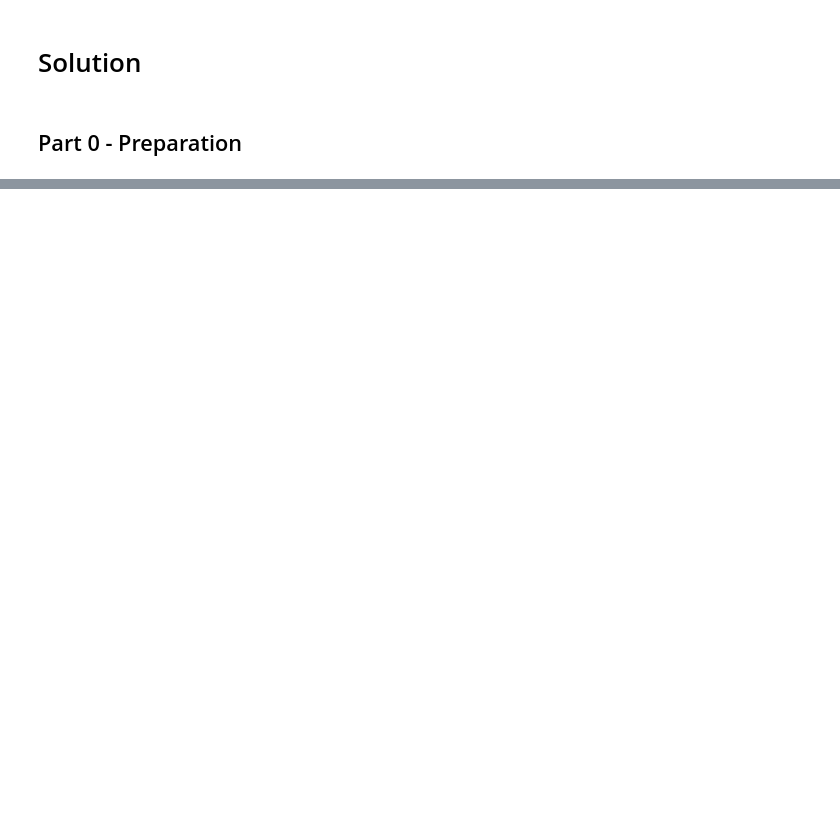
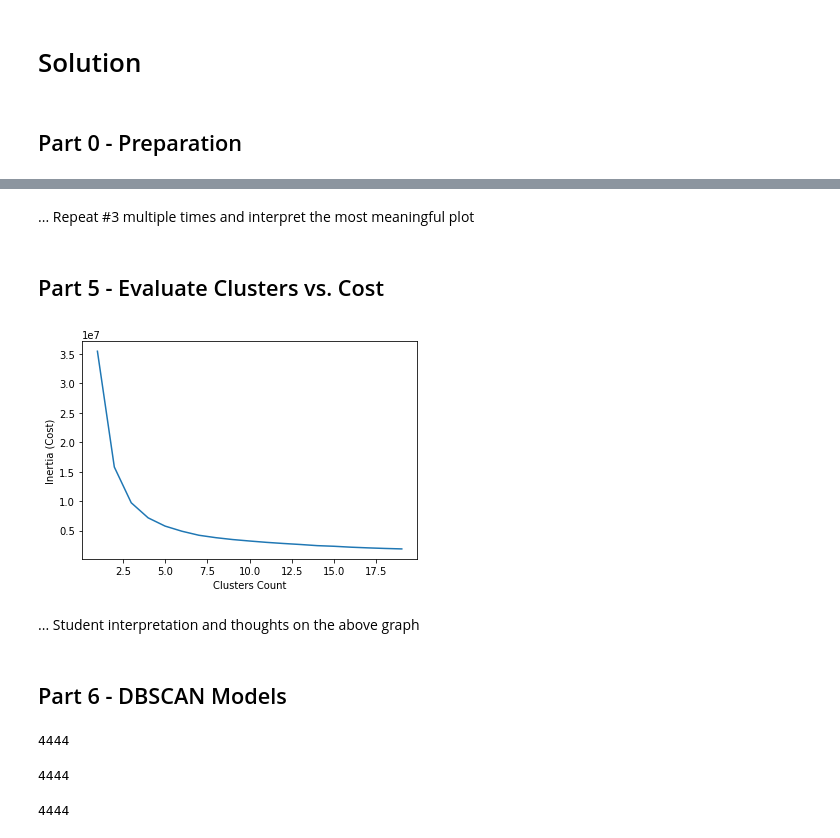
Before and after one commit to amattu2/INST-414-FA2021, a Jupyter notebook: Homework/5.ipynb, the cells around one changed output, grey strips where cells are left out. Saved outputs shown, nothing was run; the diff lists cells and outputs as text; code cells hidden in the pictures; blank space fills up the shorter version.

```diff
--- a/Homework/5.ipynb
+++ b/Homework/5.ipynb
@@ -37,0 +122,55 @@ with open("dataset_out.csv") as csv_file:
+# %% [markdown]
+... Repeat #3 multiple times and interpret the most meaningful plot
+# %% [markdown]
+## Part 5 - Evaluate Clusters vs. Cost
+# %%
+# List of inertias (cost)
+inertias = []
+
+# Run model on 19 different n_clusters
+for k in np.arange(1, 20):
+    model = cluster.KMeans(n_clusters = k)
+    model.fit(x)
+    inertias.append(model.inertia_)
+
+# Plot Result
+plt.plot(np.arange(1,20), inertias)
+plt.xlabel("Clusters Count")
+plt.ylabel("Inertia (Cost)")
+plt.show()
+
+# Hide Debug
+None
+# %% [output]
+[figure, added]
+# %% [markdown]
+... Student interpretation and thoughts on the above graph
+# %% [markdown]
+## Part 6 - DBSCAN Models
+# %%
+# Run Model #1
+model = cluster.DBSCAN(eps = 2, min_samples = 5)
+model.fit(x)
+
+# Print Cluster Count
+print(len(model.labels_))
+# %% [output]
+4444
+# %%
+# Run Model #2
+model = cluster.DBSCAN(eps = 3, min_samples = 9)
+model.fit(x)
+
+# Print Cluster Count
+print(len(model.labels_))
+# %% [output]
+4444
+# %%
+# Run Model #3
+model = cluster.DBSCAN(eps = 4, min_samples = 16)
+model.fit(x)
+
+# Print Cluster Count
+print(len(model.labels_))
+# %% [output]
+4444
```
Also changed, not shown: parts of 15 cells of this notebook.
